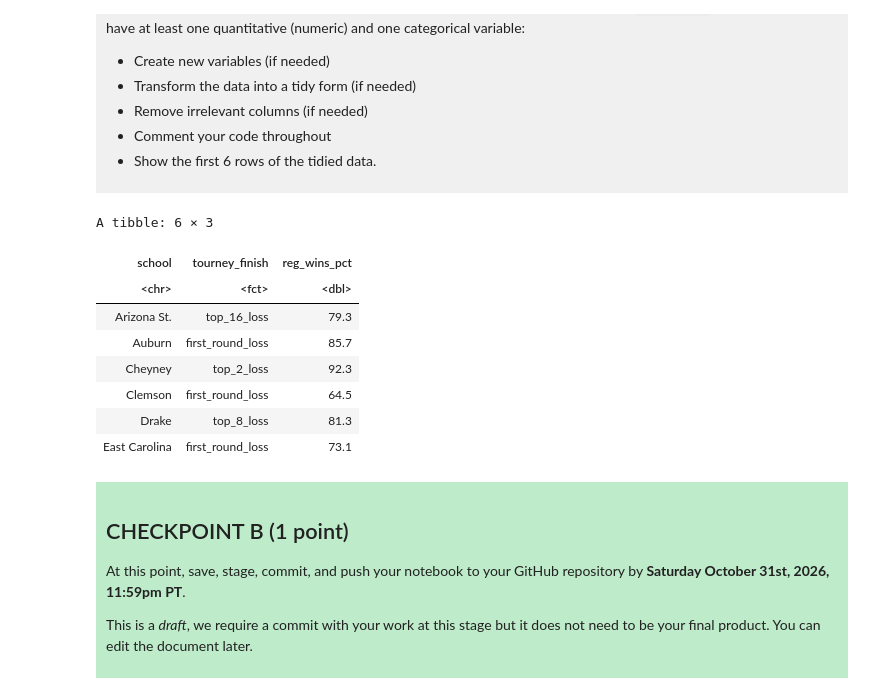
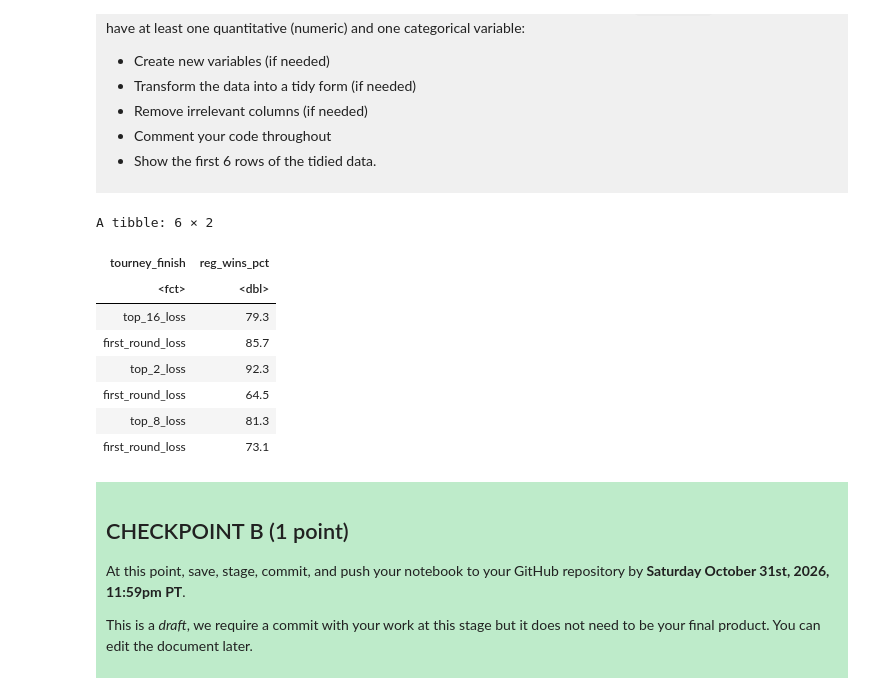
Before and after one commit to ckc-thomas/dsci-100-project-thomas-cheung, a Jupyter notebook: dsci-100-project-notebook.ipynb, the cells around one changed output. Drawn from its saved outputs; the diff is of its cells as text; code cells hidden in the pictures.

Commit message:
Checkpoint C
Remove the school column in the data set as it is useless to prediction. Add graph and a plan for my model use

```diff
--- a/dsci-100-project-notebook.ipynb
+++ b/dsci-100-project-notebook.ipynb
@@ -211,20 +221,20 @@ Produce a tidy data set that could be used to answer your research question usin
 
 </div>
 # %%
-NCAA_data <- NCAA_data |>
-            select(school, tourney_finish, reg_wins_pct) |>
+NCAA_data<- NCAA_data |>
+            select(tourney_finish, reg_wins_pct) |>
             mutate(tourney_finish = as_factor(tourney_finish))
 slice(NCAA_data, 1:6)
 # %% [output]
-A tibble: 6 × 3
+A tibble: 6 × 2
-| school | tourney_finish | reg_wins_pct |
-| <chr> | <fct> | <dbl> |
-| Arizona St. | top_16_loss | 79.3 |
-| Auburn | first_round_loss | 85.7 |
-| Cheyney | top_2_loss | 92.3 |
-| Clemson | first_round_loss | 64.5 |
-| Drake | top_8_loss | 81.3 |
-| East Carolina | first_round_loss | 73.1 |
+| tourney_finish | reg_wins_pct |
+| <fct> | <dbl> |
+| top_16_loss | 79.3 |
+| first_round_loss | 85.7 |
+| top_2_loss | 92.3 |
+| first_round_loss | 64.5 |
+| top_8_loss | 81.3 |
+| first_round_loss | 73.1 |
 # %% [markdown]
 <div style="background-color: #beebca; padding: 10px;">
 
```
Also changed, not shown: parts of 11 cells of this notebook.
